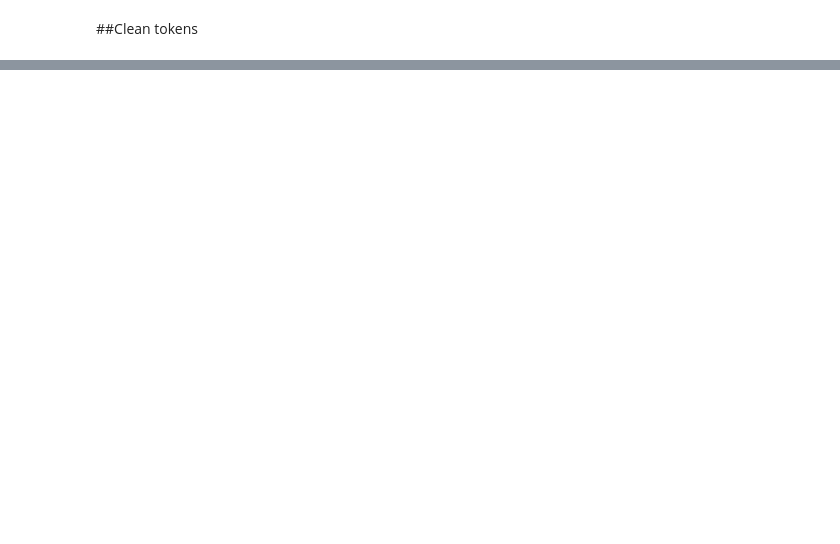
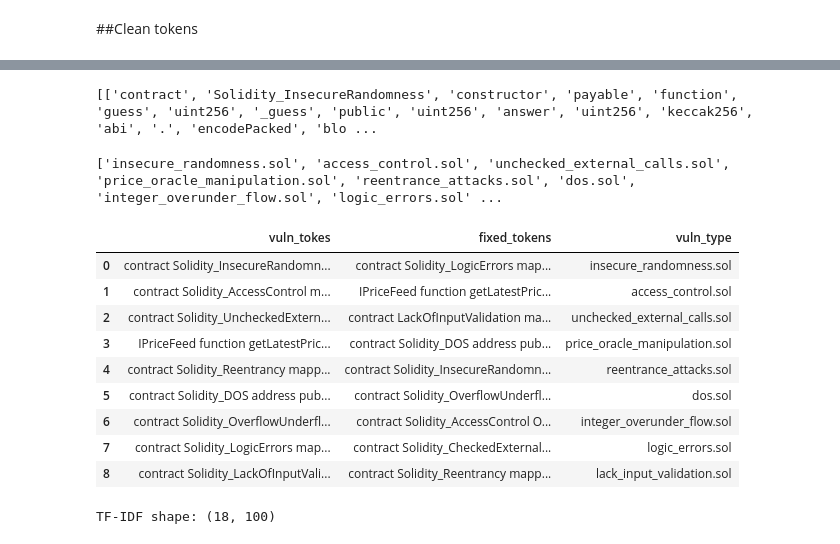
Before and after one commit to SrEntropy/NLP-SmartContract-Classifier, a Jupyter notebook: notebooks/token_vector_embeddings.ipynb, the cells around one changed output, grey strips where cells are left out. Cells and saved outputs as stored; diff of their text form; code cells hidden in the pictures; blank space fills up the shorter version.

Commit message:
tf-idf vectors.

```diff
--- a/notebooks/token_vector_embeddings.ipynb
+++ b/notebooks/token_vector_embeddings.ipynb
@@ -54,17 +54,27 @@ parser = get_parser("solidity")
 ##Parsing Solidity code into tokens
 # %%
 import os
+import pandas as pd
 
 def parsing_code(path_to_files):
+  token_list = []
+  vuln_type = []
+  #df = pd.DataFrame(list, columns=['path', 'tokens'])
   dir_path = os.path.dirname(path_to_files)
   for file_name in os.listdir(dir_path):
-      print(file_name)
+    if file_name.endswith(".sol"):
+      vuln_type.append(file_name)
       file_path = os.path.join(dir_path, file_name)
       if os.path.isfile(file_path):
           with open(file_path, 'r', encoding='utf-8') as f:
+            #print(file_path)
               code = f.read()
               code_bytes = bytes(code, 'utf-8')
               tree = parser.parse(code_bytes)
-              tokens = extract_tokens(tree.root_node, code_bytes)
-              for token_type, token_text in tokens:
-                  print(f"{token_type}: {token_text}")
+              unclean_tokens = extract_tokens(tree.root_node, code_bytes)
+             # merge_risky_member_access(unclean_tokens)
+              clean_token = clean_tokens(unclean_tokens)
+              token_list.append(clean_token)
+
+              #df.loc[len(df)] = [file_path, clean_token]
+  return token_list, vuln_type
@@ -143,0 +151,38 @@ print(clean_tokens(tokens))
+# %%
+
+vuln_tokens,owasp = parsing_code("/home/OWASP/vulnerable/")
+print(vuln_tokens)
+#vuln_tokens = merge_risky_member_access(vuln_tokens)
+
+#fixed_tokens, = parsing_code("/home/OWASP/fixed/")
+#fixed_tokens = merge_risky_member_access(fixed_tokens)
+# %% [output]
+[['contract', 'Solidity_InsecureRandomness', 'constructor', 'payable', 'function', 'guess', 'uint256', '_guess', 'public', 'uint256', 'answer', 'uint256', 'keccak256', 'abi', '.', 'encodePacked', 'blo ...
+# %%
+def tokens_to_string(list_of_token_lists):
+  return [" ".join(word) for word in list_of_token_lists]
+# %%
+import numpy as np
+
+vuln_token = tokens_to_string(vuln_tokens)
+fixed_token = tokens_to_string(fixed_tokens)
+docs = vuln_token + fixed_token
+labels = np.array([0] * len(vuln_token) + [1] * len(fixed_token))
+# %%
+print(owasp)
+# %% [output]
+['insecure_randomness.sol', 'access_control.sol', 'unchecked_external_calls.sol', 'price_oracle_manipulation.sol', 'reentrance_attacks.sol', 'dos.sol', 'integer_overunder_flow.sol', 'logic_errors.sol' ...
+# %%
+df = pd.DataFrame({'vuln_tokes': vuln_token, 'fixed_tokens':fixed_token,'vuln_type':owasp})
+df
+# %% [output]
+|  | vuln_tokes | fixed_tokens | vuln_type |
+| 0 | contract Solidity_InsecureRandomn... | contract Solidity_LogicErrors map... | insecure_randomness.sol |
+| 1 | contract Solidity_AccessControl m... | IPriceFeed function getLatestPric... | access_control.sol |
+| 2 | contract Solidity_UncheckedExtern... | contract LackOfInputValidation ma... | unchecked_external_calls.sol |
+| 3 | IPriceFeed function getLatestPric... | contract Solidity_DOS address pub... | price_oracle_manipulation.sol |
+| 4 | contract Solidity_Reentrancy mapp... | contract Solidity_InsecureRandomn... | reentrance_attacks.sol |
+| 5 | contract Solidity_DOS address pub... | contract Solidity_OverflowUnderfl... | dos.sol |
+| 6 | contract Solidity_OverflowUnderfl... | contract Solidity_AccessControl O... | integer_overunder_flow.sol |
+| 7 | contract Solidity_LogicErrors map... | contract Solidity_CheckedExternal... | logic_errors.sol |
+| 8 | contract Solidity_LackOfInputVali... | contract Solidity_Reentrancy mapp... | lack_input_validation.sol |
@@ -143,0 +201,5 @@ print(clean_tokens(tokens))
+# %%
+X = vectorizer.fit_transform(docs)
+print("TF-IDF shape:", X.shape)
+# %% [output]
+TF-IDF shape: (18, 100)
```
Also changed, not shown: parts of 14 cells of this notebook.
